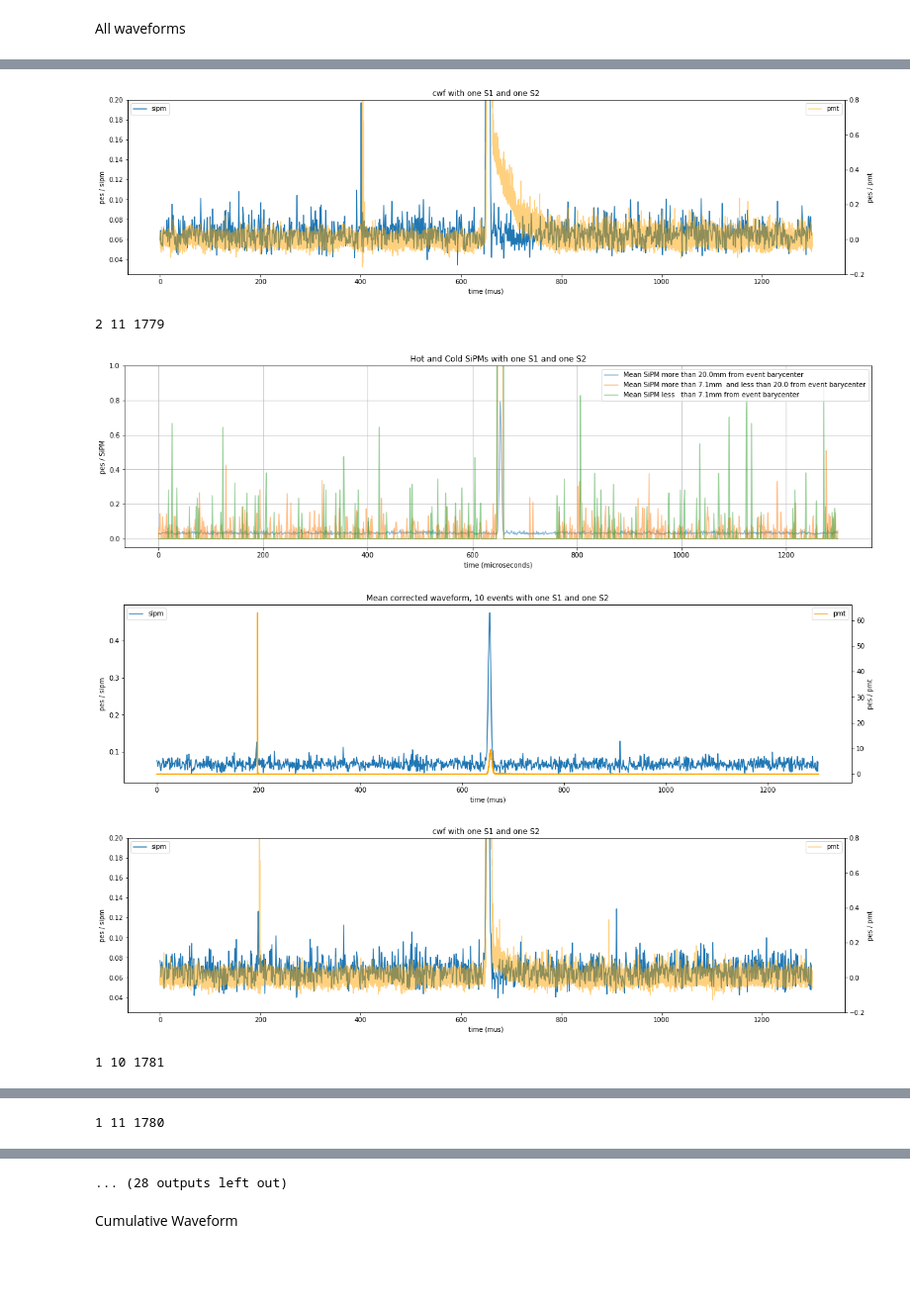
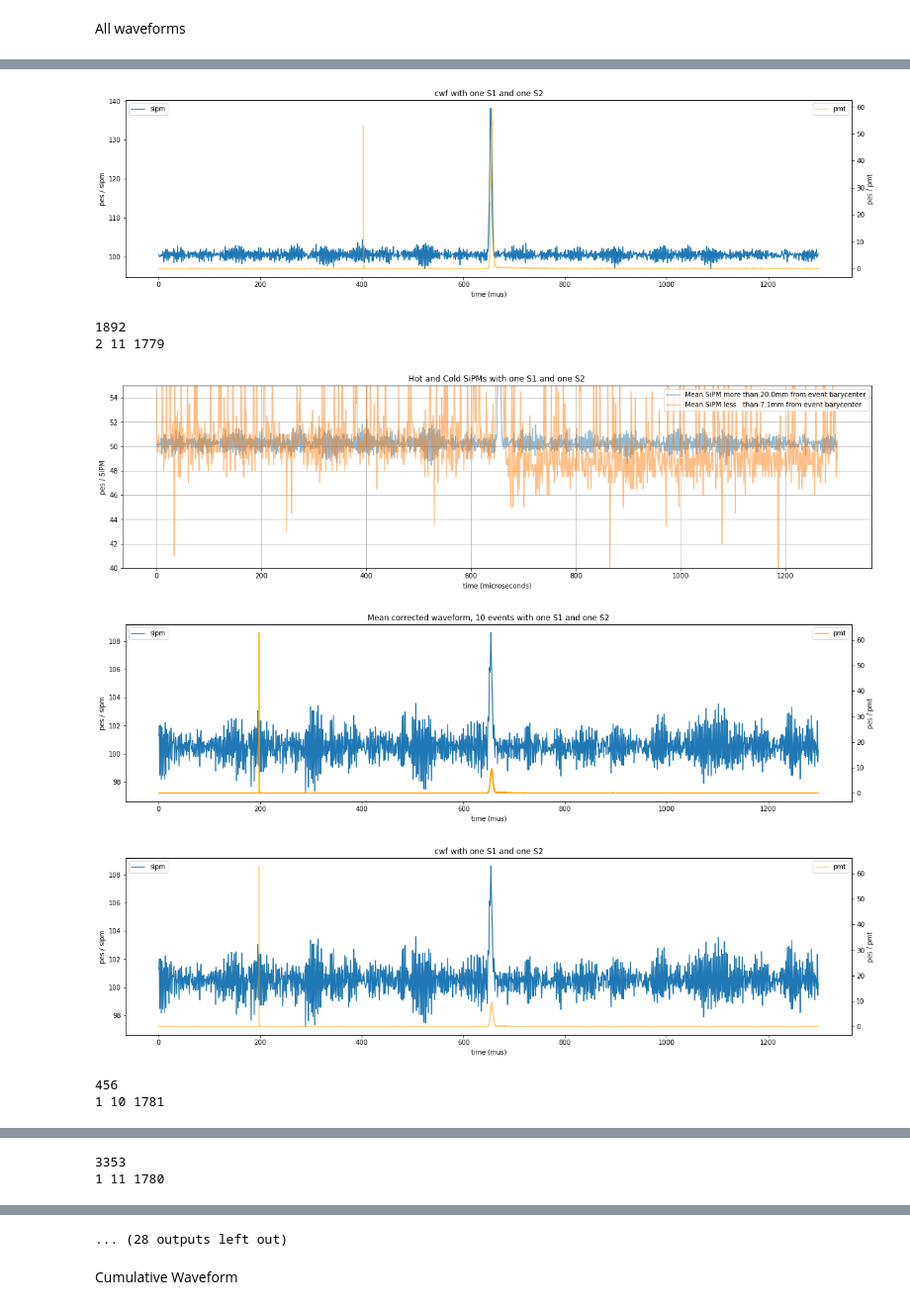
Before and after one commit to abotas/ICARO, a Jupyter notebook: icaro/Kryptonite/SiPMShowers-wvfms.ipynb, the cells around one changed output, grey strips where cells are left out. Shown at 99% size. Drawn from its saved outputs; the diff is of its cells as text; code cells hidden in the pictures; blank space fills up the shorter version.

```diff
--- a/icaro/Kryptonite/SiPMShowers-wvfms.ipynb
+++ b/icaro/Kryptonite/SiPMShowers-wvfms.ipynb
@@ -245,13 +245,14 @@ for subrun in RWF_files:
         epm.find_s2si()
 
         # Record wfm
-        sipm_sum[pevts] += epm.sipm
+        sipm_sum[pevts] += ssipmrwf[pevts]
         pmt_sum [pevts] += epm.CAL_PMT
 
 
         # Sum of whole waveforms
         pmt_sum[pevts]        += epm.CAL_PMT
-        sipm_sum[pevts]       += epm.sipm
+        #sipm_sum[pevts]       += epm.sipm
+        sipm_sum[pevts]       += ssipmrwf[pevts]
 
         # Find Hot and Cold SiPMs
         event_num = srevents[evi]
@@ -260,9 +261,9 @@ for subrun in RWF_files:
         si_hot_i  = find_sipms(bx, by,  hot_t, rmin=None)
         si_warm_i = find_sipms(bx, by, warm_t, rmin=hot_t)
         si_cold_i = find_sipms(bx, by,  1.0e6, rmin=warm_t)
-        siwf_hot.append(epm.sipm[si_hot_i ])
-        siwf_warm.append(epm.sipm[si_warm_i])
-        siwf_cold.append(epm.sipm[si_cold_i])
+        siwf_hot.append(ssipmrwf [pevts][si_hot_i ])
+        siwf_warm.append(ssipmrwf[pevts][si_warm_i])
+        siwf_cold.append(ssipmrwf[pevts][si_cold_i])
 
         # Find A and B regions (ns)
         tbuf   = 1 * units.mus
@@ -382,26 +383,27 @@ for ev in range(pevts):
     ax1.plot(range(len(sipm_ms)), sipm_ms, label='sipm')
     ax1.set_xlabel('time (mus)')
     ax1.set_ylabel('pes / sipm')
-    ax1.set_ylim(0.025,.2)
+    #ax1.set_ylim(0.025,.2)
     ax1.legend(loc=2)
     ax2 = ax1.twinx()
     ax2.plot(np.array(range(len(pmt_ms))) / 1.0e3*25, pmt_ms, c='orange', label='pmt', alpha=.5)
     ax2.set_ylabel('pes / pmt')
-    ax2.set_ylim(-.2,.8)
+    #ax2.set_ylim(-.2,.8)
     plt.title('cwf with one S1 and one S2')
     ax2.legend()
     plt.show()
 
     plt.figure(figsize=(20,5))
 
-    plt.plot(range(len(siwf_cold[ev].mean(axis=0))), siwf_cold[ev].mean(axis=0), label='Mean SiPM more than '  + str(warm_t) + 'mm from event barycenter', alpha=.5)
-    plt.plot(range(len(siwf_cold[ev].mean(axis=0))), siwf_warm[ev].mean(axis=0), label='Mean SiPM more than '  + str(hot_t)  + 'mm  and less than ' + str(warm_t) + ' from event barycenter', alpha=.5)
-    plt.plot(range(len(siwf_cold[ev].mean(axis=0))), siwf_hot[ev].mean(axis=0), label='Mean SiPM less   than '+ str(hot_t)  + 'mm from event barycenter', alpha=.5)
+    plt.plot(range(len(siwf_cold[ev][0])), siwf_cold[ev].mean(axis=0), label='Mean SiPM more than '  + str(warm_t) + 'mm from event barycenter', alpha=.5)
+    #plt.plot(range(len(siwf_cold[ev].mean(axis=0))), siwf_warm[ev].mean(axis=0), label='Mean SiPM more than '  + str(hot_t)  + 'mm  and less than ' + str(warm_t) + ' from event barycenter', alpha=.5)
+    plt.plot(range(len(siwf_cold[ev][0])), siwf_hot[ev].mean(axis=0), label='Mean SiPM less   than '+ str(hot_t)  + 'mm from event barycenter', alpha=.5)
+    print(siwf_hot[ev].max())
     plt.xlabel('time (microseconds)')
     plt.ylabel('pes / SiPM')
     plt.title('Hot and Cold SiPMs with one S1 and one S2')
     plt.legend(loc=1)
-    plt.ylim(-0.05,1)
+    plt.ylim(40,55)
     plt.grid(True)
 
     print(len(siwf_hot[ev]),len(siwf_warm[ev]), len(siwf_cold[ev]))
@@ -411,6 +413,8 @@ for ev in range(pevts):
-[figure, old version]
+[figure, new version]
+1892
 2 11 1779
-[figure, old version]
+[figure, new version]
-[figure, old version]
+[figure, new version]
-[figure, old version]
+[figure, new version]
+456
 1 10 1781
@@ -420 +424,2 @@ for ev in range(pevts):
+3353
 1 11 1780
```
Also changed, not shown: parts of 6 cells of this notebook, 1 other file.
